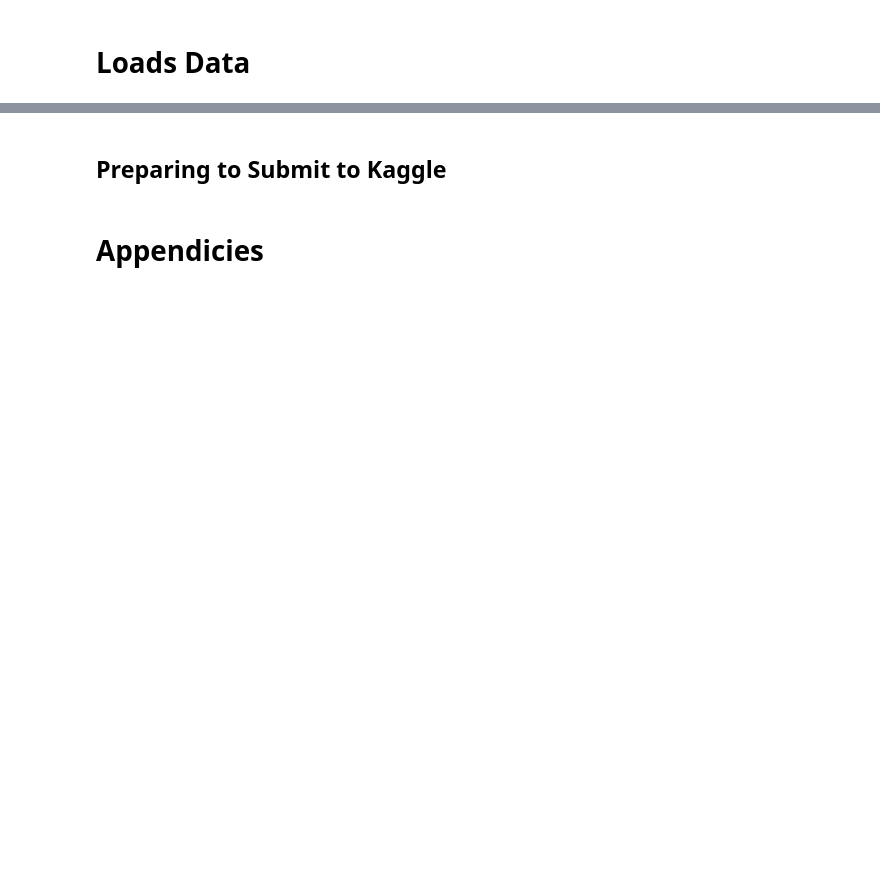
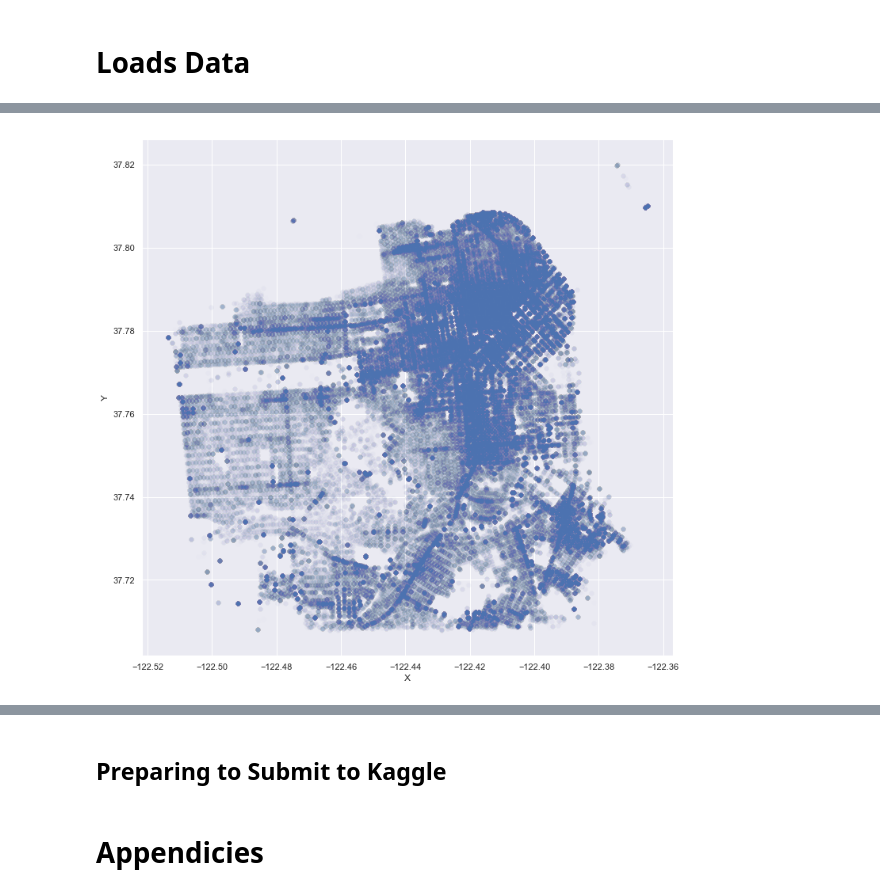
Before and after one commit to ucbiyyq/ucbiyyq-w207re-final-proj, a Jupyter notebook: notebooks/1.0-all-final-submission.ipynb, the cells around one changed output, grey strips where cells are left out. Drawn from its saved outputs; the diff is of its cells as text; code cells hidden in the pictures; blank space fills up the shorter version.

```diff
--- a/notebooks/1.0-all-final-submission.ipynb
+++ b/notebooks/1.0-all-final-submission.ipynb
@@ -107,0 +209,6 @@ print(test_ids.shape)
+# %%
+dat = train_pd[["X", "Y"]].query("Y < 50")
+sns.set(rc = {"figure.figsize" : (12, 12)})
+ax = sns.scatterplot(x = "X", y = "Y", data = dat, alpha = 0.01)
+# %% [output]
+[figure, added]
```
Also changed, not shown: parts of 60 cells of this notebook.
